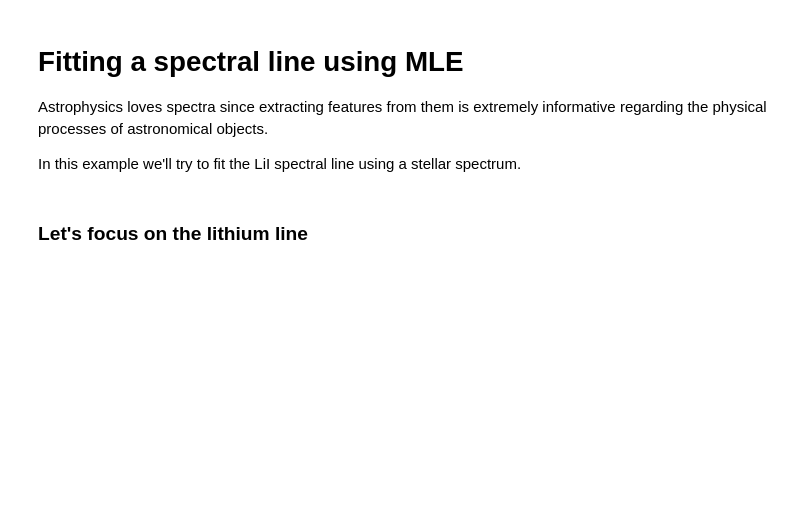
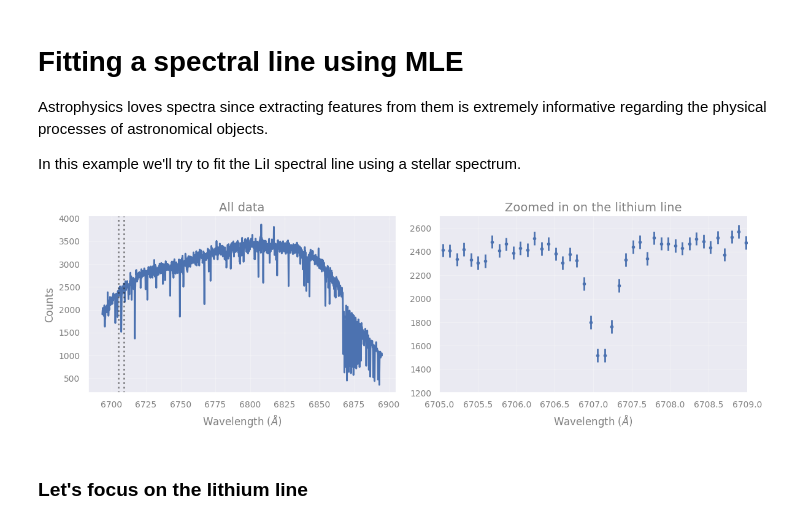
Before and after one commit to sghwang-cosmos/Astrostat-School-2026, a Jupyter notebook: MLE/MLE.ipynb, the cells around one changed output. Saved outputs shown, nothing was run; the diff lists cells and outputs as text; code cells hidden in the pictures; blank space fills up the shorter version.

```diff
--- a/MLE/MLE.ipynb
+++ b/MLE/MLE.ipynb
@@ -523,21 +537,25 @@ In this example we'll try to fit the LiI spectral line using a stellar spectrum.
 # %%
 spectrum = np.load("data/lithium_line_example.npy")
 
 fig, (ax_all, ax_zoom) = plt.subplots(1, 2, figsize=(12, 4))
 
 ax_all.plot(spectrum['wavelength'], spectrum['flux'])
+ax_all.axvline(6705, c='k', ls=':', alpha=0.5)
+ax_all.axvline(6709, c='k', ls=':', alpha=0.5)
 ax_zoom.errorbar(spectrum['wavelength'], spectrum['flux'],
                  yerr=spectrum['flux_error'], fmt='. ')
 
 ax_zoom.set_xlim(6705, 6709)
 ax_zoom.set_ylim(1200, 2700)
 
 ax_all.set_title("All data")
 ax_zoom.set_title("Zoomed in on the lithium line")
 for ax in [ax_all, ax_zoom]:
     ax.set_xlabel(r'Wavelength ($\AA$)')
 ax_all.set_ylabel('Counts')
 plt.show()
+# %% [output]
+[figure, added]
 # %% [markdown]
 ### Let's focus on the lithium line
 # %%
```
Also changed, not shown: parts of 11 cells of this notebook.
